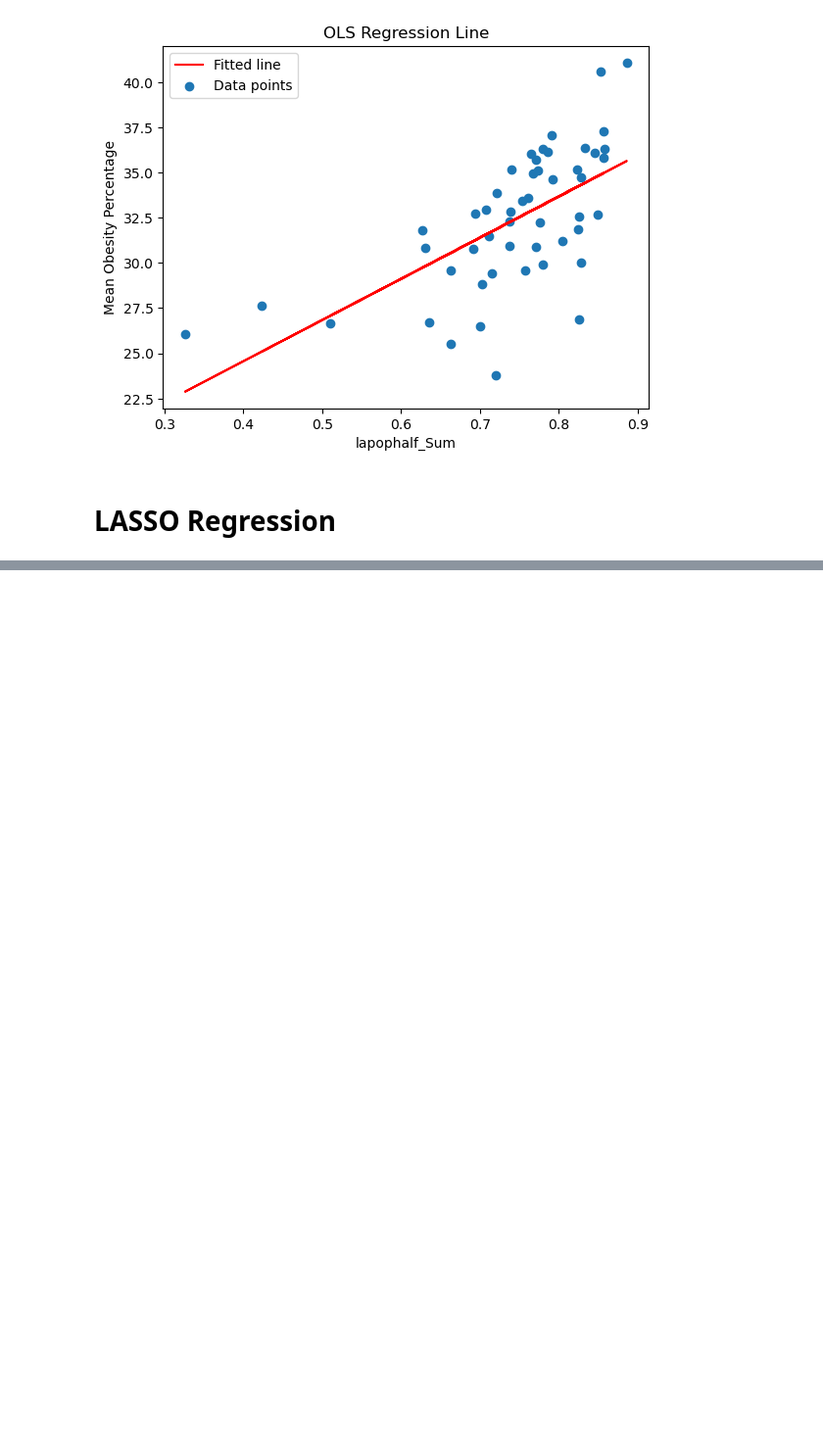
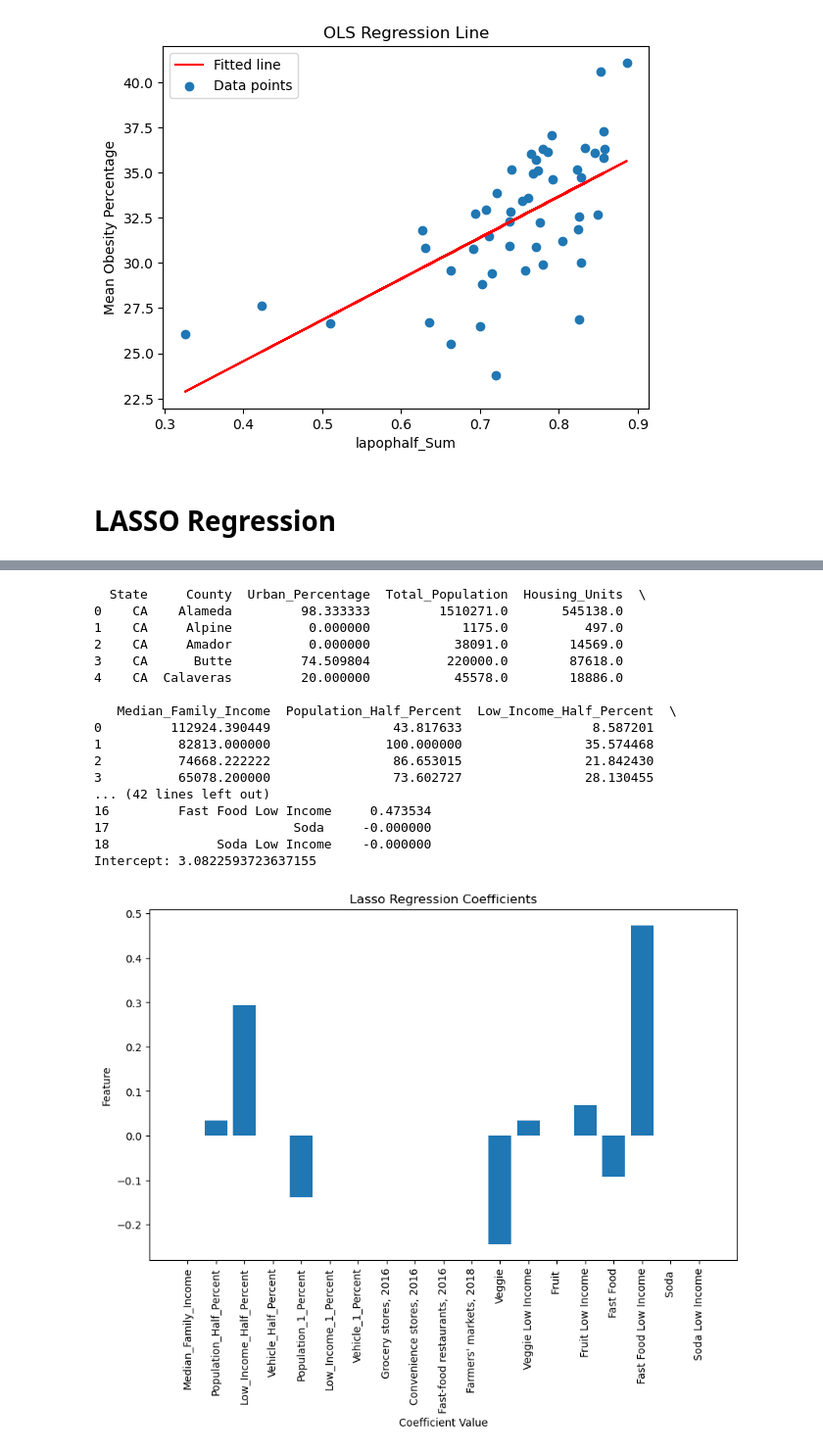
Before and after one commit to aaravdogra/citadel-datathon-2024, a Jupyter notebook: hypothesis-testing/regression.ipynb, the cells around one changed output, grey strips where cells are left out. Shown at 98% size. Drawn from its saved outputs; the diff is of its cells as text; code cells hidden in the pictures; blank space fills up the shorter version.

```diff
--- a/hypothesis-testing/regression.ipynb
+++ b/hypothesis-testing/regression.ipynb
@@ -187,0 +293,80 @@ plt.show()
+# %%
+data = pd.read_csv('../data/data-county-for-processing/modified_california_counties.csv')
+
+x_variables = ["Median_Family_Income", "Population_Half_Percent",
+               "Low_Income_Half_Percent", "Vehicle_Half_Percent", "Population_1_Percent", "Low_Income_1_Percent", "Vehicle_1_Percent",
+               "Grocery stores, 2016", "Convenience stores, 2016", "Fast-food restaurants, 2016", "Farmers' markets, 2018",
+               "Veggie", "Veggie Low Income", "Fruit ", "Fruit Low Income", "Fast Food", "Fast Food Low Income",
+               "Soda ", "Soda Low Income"]
+
+columns_to_scale = [
+    "Convenience stores, 2016",
+    "Farmers' markets, 2018",
+    "Fast-food restaurants, 2016",
+    "Grocery stores, 2016"
+]
+data[columns_to_scale] = data[columns_to_scale] * 100
+# %%
+data = data.dropna()
+# data = data.drop(columns=["State", "County"])
+print(data.head())
+
+
+X, y = data[x_variables], data["Obese"]
+# define model
+alpha = 2
+model = Lasso(alpha)
+model.fit(X, y)
+
+# define model evaluation method
+# cv = RepeatedKFold(n_splits=10, n_repeats=3, random_state=1)
+# # evaluate model
+# scores = cross_val_score(model, X, y, scoring='neg_mean_absolute_error', cv=cv, n_jobs=-1)
+# # force scores to be positive
+# scores = abs(scores)
+# print('Mean MAE: %.3f (%.3f)' % (np.mean(scores), np.std(scores)))
+
+# #cross validation to find the best alpha for the model
+# model = LassoCV(cv=5, random_state=42)  # 5-fold cross-validation
+# model.fit(X, y)
+
+# alpha = model.alpha_
+coefficients = model.coef_
+# intercept = model.intercept_
+
+coef_df = pd.DataFrame({
+    'Feature': x_variables,
+    'Coefficient': coefficients
+})
+
+print(f'Alpha: {alpha}')
+print(coef_df)
+print(f'Intercept: {intercept}')
+# plot results
+
+plt.figure(figsize=(10, 6))
+plt.bar(coef_df['Feature'], coef_df['Coefficient'])
+plt.xlabel('Coefficient Value')
+plt.xticks(rotation=90)
+plt.ylabel('Feature')
+plt.title('Lasso Regression Coefficients')
+plt.show()
+# %% [output]
+  State     County  Urban_Percentage  Total_Population  Housing_Units  \
+0    CA    Alameda         98.333333         1510271.0       545138.0
+1    CA     Alpine          0.000000            1175.0          497.0
+2    CA     Amador          0.000000           38091.0        14569.0
+3    CA      Butte         74.509804          220000.0        87618.0
+4    CA  Calaveras         20.000000           45578.0        18886.0
+
+   Median_Family_Income  Population_Half_Percent  Low_Income_Half_Percent  \
+0         112924.390449                43.817633                 8.587201
+1          82813.000000               100.000000                35.574468
+2          74668.222222                86.653015                21.842430
+3          65078.200000                73.602727                28.130455
+... (42 lines left out)
+16         Fast Food Low Income     0.473534
+17                        Soda     -0.000000
+18              Soda Low Income    -0.000000
+Intercept: 3.0822593723637155
+[figure, added]
```
Also changed, not shown: parts of 17 cells of this notebook, 2 other files.
